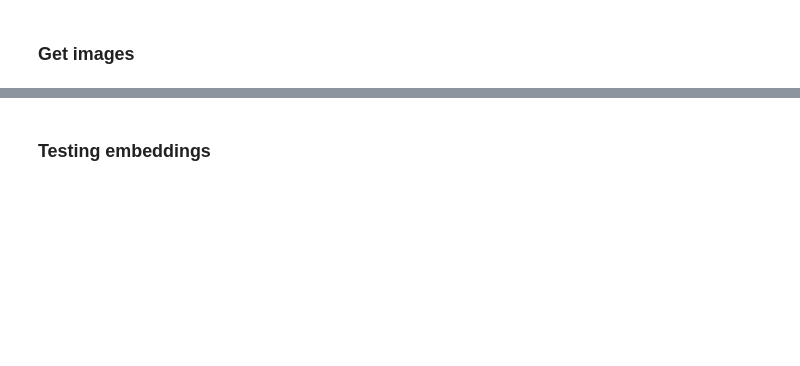
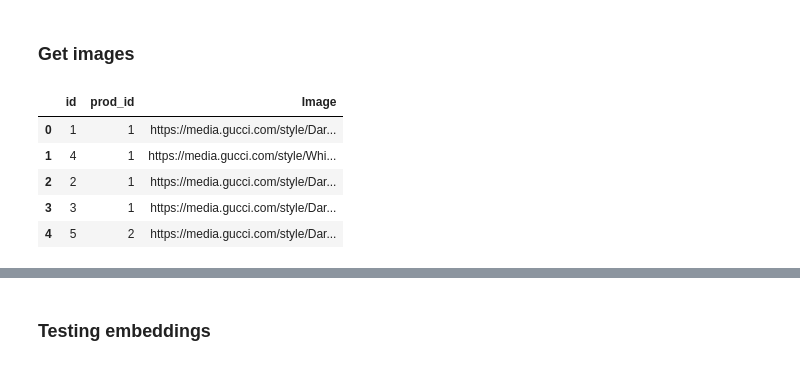
Before and after one commit to JDST10/Fashion, a Jupyter notebook: Scrapping_testing/Save_base64_in_DB.ipynb, the cells around one changed output, grey strips where cells are left out. Cells and saved outputs as stored; diff of their text form; code cells hidden in the pictures; blank space fills up the shorter version.

```diff
--- a/Scrapping_testing/Save_base64_in_DB.ipynb
+++ b/Scrapping_testing/Save_base64_in_DB.ipynb
@@ -48,7 +89,7 @@ documents = df['Complete_description'].tolist()
 id = df['Id'].astype('str').tolist()
 metadata = [{"source": id} for id in df['Id'].astype('str').tolist()]
 # %%
-df_image = pd.DataFrame(rows_img, columns=['prod_id', 'Image'])
+df_image = pd.DataFrame(rows_img, columns=['id','prod_id', 'Image'])
 # %%
 df_image['Image'] = df_image['Image'].apply(lambda x: x if 'https' in x else 'https:' +  x )
 # %%
@@ -97,9 +145,16 @@ def img_to_base64(url):
         img.save(buffered, format="JPEG")
         return "embedded-picture " + str(base64.b64encode(buffered.getvalue()))[2:-1]
 # %%
-df_image.sort_index(ascending=True,inplace=True)
+df_image.sort_values(by='prod_id',ascending=True,inplace=True)
 df_image.reset_index(inplace=True,drop=True)
 df_image.head()
+# %% [output]
+|  | id | prod_id | Image |
+| 0 | 1 | 1 | https://media.gucci.com/style/Dar... |
+| 1 | 4 | 1 | https://media.gucci.com/style/Whi... |
+| 2 | 2 | 1 | https://media.gucci.com/style/Dar... |
+| 3 | 3 | 1 | https://media.gucci.com/style/Dar... |
+| 4 | 5 | 2 | https://media.gucci.com/style/Dar... |
 # %%
 data_embedded = []
 
```
Also changed, not shown: parts of 31 cells of this notebook, 3 other files.
